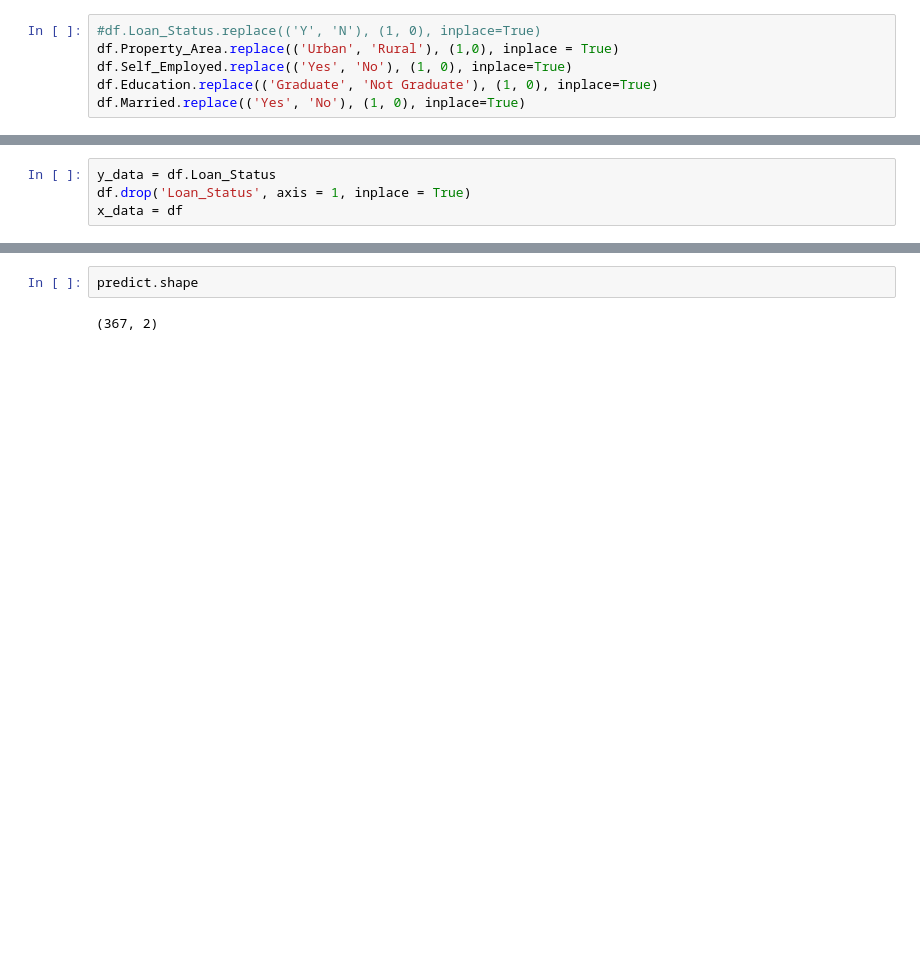
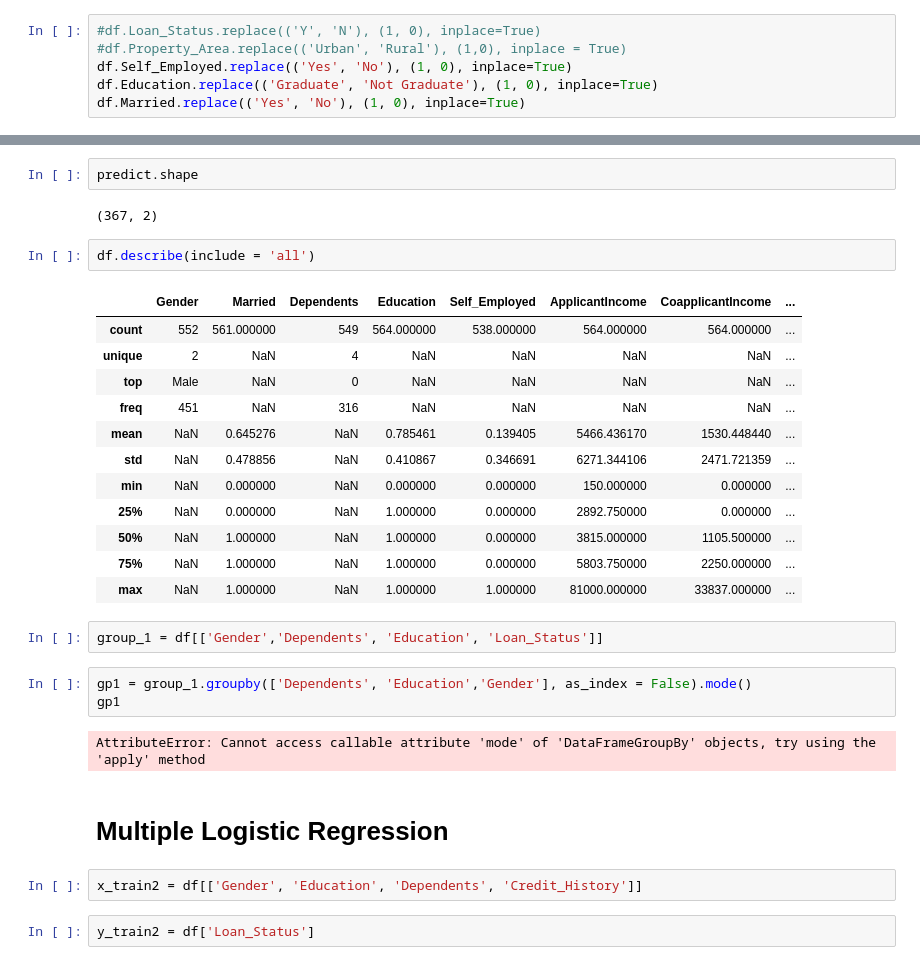
Before and after one commit to Shanky-21/Analytics_vidya, a Jupyter notebook: Loan approval prediction.ipynb, the cells around one changed output, grey strips where cells are left out. Cells and saved outputs as stored; diff of their text form; blank space fills up the shorter version.

```diff
--- a/Loan approval prediction.ipynb
+++ b/Loan approval prediction.ipynb
@@ -81,7 +79,7 @@ df['Property_Area'].value_counts().to_frame()
 | Rural | 165 |
 # %%
 #df.Loan_Status.replace(('Y', 'N'), (1, 0), inplace=True)
-df.Property_Area.replace(('Urban', 'Rural'), (1,0), inplace = True)
+#df.Property_Area.replace(('Urban', 'Rural'), (1,0), inplace = True)
 df.Self_Employed.replace(('Yes', 'No'), (1, 0), inplace=True)
 df.Education.replace(('Graduate', 'Not Graduate'), (1, 0), inplace=True)
 df.Married.replace(('Yes', 'No'), (1, 0), inplace=True)
@@ -134,7 +120,3 @@ df.corr()
 | LoanAmount | 0.172478 | 0.171681 | 0.110508 | 0.570292 | 0.158757 | 1.000000 | 0.023239 | ... |
 | Loan_Amount_Term | -0.107796 | 0.092262 | -0.038249 | -0.060362 | -0.001542 | 0.023239 | 1.000000 | ... |
 | Credit_History | 0.004381 | 0.081822 | 0.003883 | -0.014715 | -0.002056 | -0.008433 | 0.001470 | ... |
-# %%
-y_data = df.Loan_Status
-df.drop('Loan_Status', axis = 1, inplace = True)
-x_data = df
@@ -234,3 +235,31 @@ predict.head()
 predict.shape
 # %% [output]
 (367, 2)
+# %%
+df.describe(include = 'all')
+# %% [output]
+|  | Gender | Married | Dependents | Education | Self_Employed | ApplicantIncome | CoapplicantIncome | ... |
+| count | 552 | 561.000000 | 549 | 564.000000 | 538.000000 | 564.000000 | 564.000000 | ... |
+| unique | 2 | NaN | 4 | NaN | NaN | NaN | NaN | ... |
+| top | Male | NaN | 0 | NaN | NaN | NaN | NaN | ... |
+| freq | 451 | NaN | 316 | NaN | NaN | NaN | NaN | ... |
+| mean | NaN | 0.645276 | NaN | 0.785461 | 0.139405 | 5466.436170 | 1530.448440 | ... |
+| std | NaN | 0.478856 | NaN | 0.410867 | 0.346691 | 6271.344106 | 2471.721359 | ... |
+| min | NaN | 0.000000 | NaN | 0.000000 | 0.000000 | 150.000000 | 0.000000 | ... |
+| 25% | NaN | 0.000000 | NaN | 1.000000 | 0.000000 | 2892.750000 | 0.000000 | ... |
+| 50% | NaN | 1.000000 | NaN | 1.000000 | 0.000000 | 3815.000000 | 1105.500000 | ... |
+| 75% | NaN | 1.000000 | NaN | 1.000000 | 0.000000 | 5803.750000 | 2250.000000 | ... |
+| max | NaN | 1.000000 | NaN | 1.000000 | 1.000000 | 81000.000000 | 33837.000000 | ... |
+# %%
+group_1 = df[['Gender','Dependents', 'Education', 'Loan_Status']]
+# %%
+gp1 = group_1.groupby(['Dependents', 'Education','Gender'], as_index = False).mode()
+gp1
+# %% [output]
+AttributeError: Cannot access callable attribute 'mode' of 'DataFrameGroupBy' objects, try using the 'apply' method
+# %% [markdown]
+# Multiple Logistic Regression
+# %%
+x_train2 = df[['Gender', 'Education', 'Dependents', 'Credit_History']]
+# %%
+y_train2 = df['Loan_Status']
```
Also changed, not shown: parts of 53 cells of this notebook.
